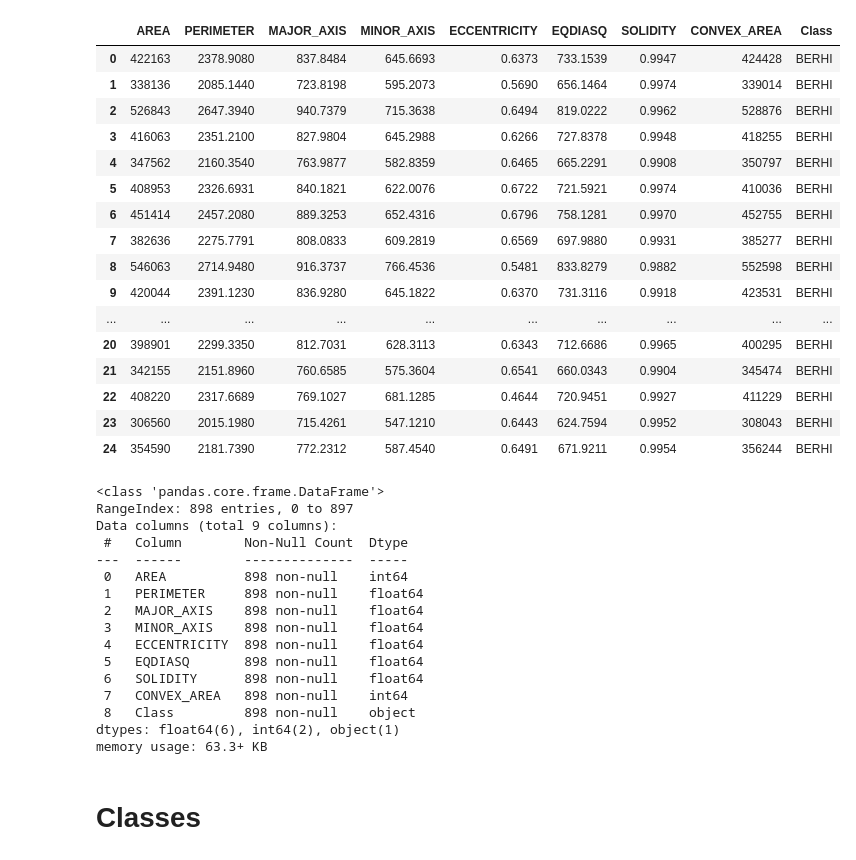
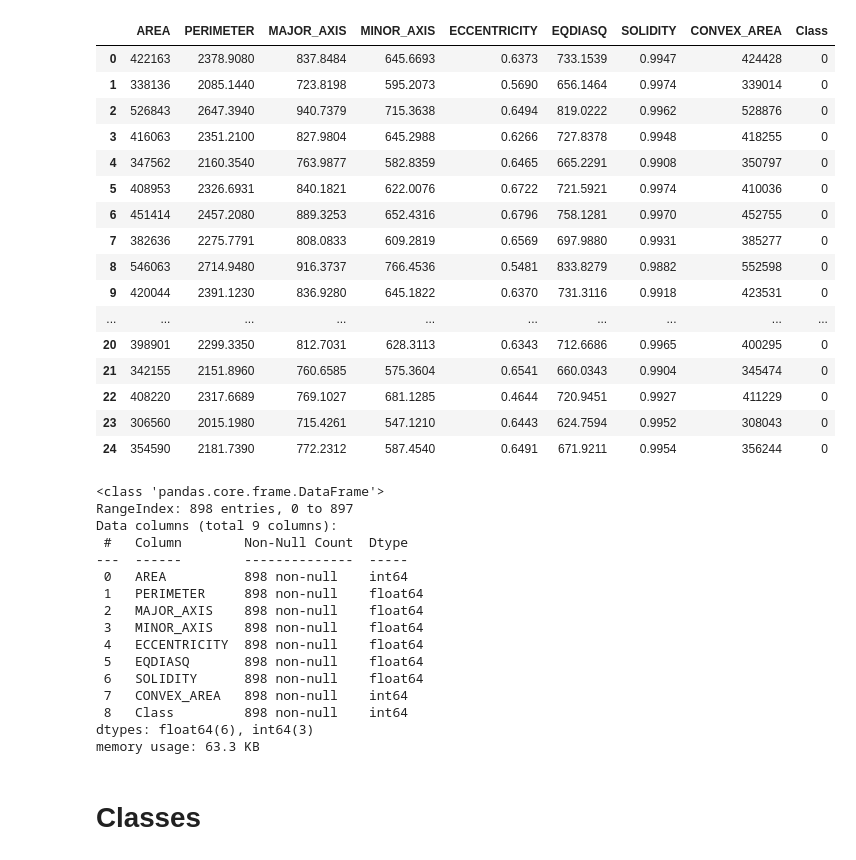
Before and after one commit to Ameer-Mohammed/test2, a Jupyter notebook: Project.ipynb, the cells around one changed output. Cells and saved outputs as stored; diff of their text form; code cells hidden in the pictures.

```diff
--- a/Project.ipynb
+++ b/Project.ipynb
@@ -29,26 +29,26 @@ from sklearn.neighbors import KNeighborsClassifier
 from sklearn.tree import DecisionTreeClassifier
 # %%
 #read cvs file into dataframe
-df = pd.read_csv('https://raw.githubusercontent.com/Ameer-Mohammed/test2/main/seed.csv')
+df = pd.read_csv('https://raw.githubusercontent.com/Ameer-Mohammed/test2/main/Date_Fruit_Datasets_Pca.csv')
 df.head(n=25)
 # %% [output]
 |  | AREA | PERIMETER | MAJOR_AXIS | MINOR_AXIS | ECCENTRICITY | EQDIASQ | SOLIDITY | CONVEX_AREA | Class |
-| 0 | 422163 | 2378.9080 | 837.8484 | 645.6693 | 0.6373 | 733.1539 | 0.9947 | 424428 | BERHI |
-| 1 | 338136 | 2085.1440 | 723.8198 | 595.2073 | 0.5690 | 656.1464 | 0.9974 | 339014 | BERHI |
-| 2 | 526843 | 2647.3940 | 940.7379 | 715.3638 | 0.6494 | 819.0222 | 0.9962 | 528876 | BERHI |
-| 3 | 416063 | 2351.2100 | 827.9804 | 645.2988 | 0.6266 | 727.8378 | 0.9948 | 418255 | BERHI |
-| 4 | 347562 | 2160.3540 | 763.9877 | 582.8359 | 0.6465 | 665.2291 | 0.9908 | 350797 | BERHI |
-| 5 | 408953 | 2326.6931 | 840.1821 | 622.0076 | 0.6722 | 721.5921 | 0.9974 | 410036 | BERHI |
-| 6 | 451414 | 2457.2080 | 889.3253 | 652.4316 | 0.6796 | 758.1281 | 0.9970 | 452755 | BERHI |
-| 7 | 382636 | 2275.7791 | 808.0833 | 609.2819 | 0.6569 | 697.9880 | 0.9931 | 385277 | BERHI |
-| 8 | 546063 | 2714.9480 | 916.3737 | 766.4536 | 0.5481 | 833.8279 | 0.9882 | 552598 | BERHI |
-| 9 | 420044 | 2391.1230 | 836.9280 | 645.1822 | 0.6370 | 731.3116 | 0.9918 | 423531 | BERHI |
+| 0 | 422163 | 2378.9080 | 837.8484 | 645.6693 | 0.6373 | 733.1539 | 0.9947 | 424428 | 0 |
+| 1 | 338136 | 2085.1440 | 723.8198 | 595.2073 | 0.5690 | 656.1464 | 0.9974 | 339014 | 0 |
+| 2 | 526843 | 2647.3940 | 940.7379 | 715.3638 | 0.6494 | 819.0222 | 0.9962 | 528876 | 0 |
+| 3 | 416063 | 2351.2100 | 827.9804 | 645.2988 | 0.6266 | 727.8378 | 0.9948 | 418255 | 0 |
+| 4 | 347562 | 2160.3540 | 763.9877 | 582.8359 | 0.6465 | 665.2291 | 0.9908 | 350797 | 0 |
+| 5 | 408953 | 2326.6931 | 840.1821 | 622.0076 | 0.6722 | 721.5921 | 0.9974 | 410036 | 0 |
+| 6 | 451414 | 2457.2080 | 889.3253 | 652.4316 | 0.6796 | 758.1281 | 0.9970 | 452755 | 0 |
+| 7 | 382636 | 2275.7791 | 808.0833 | 609.2819 | 0.6569 | 697.9880 | 0.9931 | 385277 | 0 |
+| 8 | 546063 | 2714.9480 | 916.3737 | 766.4536 | 0.5481 | 833.8279 | 0.9882 | 552598 | 0 |
+| 9 | 420044 | 2391.1230 | 836.9280 | 645.1822 | 0.6370 | 731.3116 | 0.9918 | 423531 | 0 |
 | ... | ... | ... | ... | ... | ... | ... | ... | ... | ... |
-| 20 | 398901 | 2299.3350 | 812.7031 | 628.3113 | 0.6343 | 712.6686 | 0.9965 | 400295 | BERHI |
-| 21 | 342155 | 2151.8960 | 760.6585 | 575.3604 | 0.6541 | 660.0343 | 0.9904 | 345474 | BERHI |
-| 22 | 408220 | 2317.6689 | 769.1027 | 681.1285 | 0.4644 | 720.9451 | 0.9927 | 411229 | BERHI |
-| 23 | 306560 | 2015.1980 | 715.4261 | 547.1210 | 0.6443 | 624.7594 | 0.9952 | 308043 | BERHI |
-| 24 | 354590 | 2181.7390 | 772.2312 | 587.4540 | 0.6491 | 671.9211 | 0.9954 | 356244 | BERHI |
+| 20 | 398901 | 2299.3350 | 812.7031 | 628.3113 | 0.6343 | 712.6686 | 0.9965 | 400295 | 0 |
+| 21 | 342155 | 2151.8960 | 760.6585 | 575.3604 | 0.6541 | 660.0343 | 0.9904 | 345474 | 0 |
+| 22 | 408220 | 2317.6689 | 769.1027 | 681.1285 | 0.4644 | 720.9451 | 0.9927 | 411229 | 0 |
+| 23 | 306560 | 2015.1980 | 715.4261 | 547.1210 | 0.6443 | 624.7594 | 0.9952 | 308043 | 0 |
+| 24 | 354590 | 2181.7390 | 772.2312 | 587.4540 | 0.6491 | 671.9211 | 0.9954 | 356244 | 0 |
 # %%
 df.info()
 # %% [output]
@@ -65,9 +65,9 @@ Data columns (total 9 columns):
  5   EQDIASQ       898 non-null    float64
  6   SOLIDITY      898 non-null    float64
  7   CONVEX_AREA   898 non-null    int64
- 8   Class         898 non-null    object
-dtypes: float64(6), int64(2), object(1)
-memory usage: 63.3+ KB
+ 8   Class         898 non-null    int64
+dtypes: float64(6), int64(3)
+memory usage: 63.3 KB
 # %% [markdown]
 # Classes
 # %%
```
Also changed, not shown: parts of 3 cells of this notebook.
